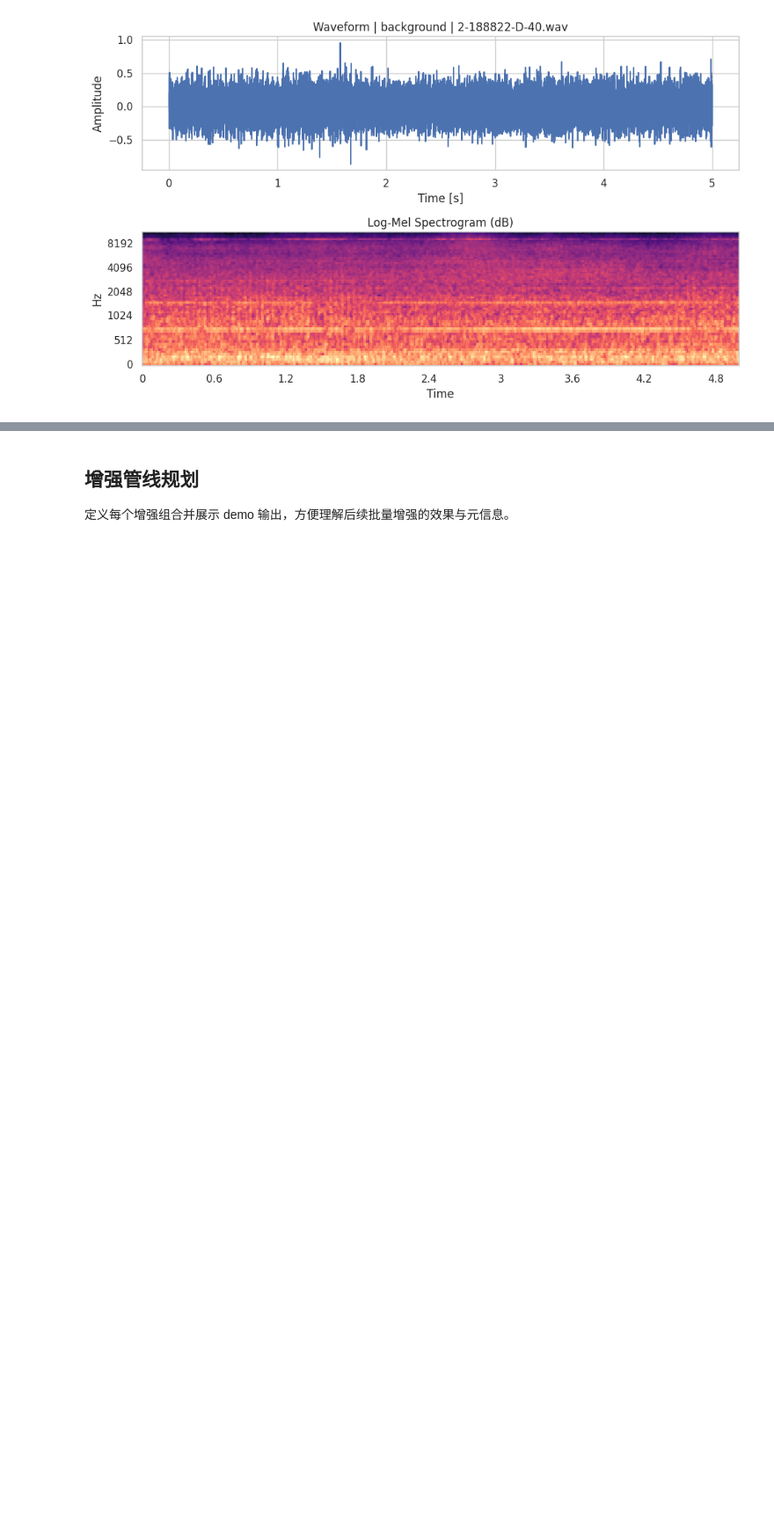
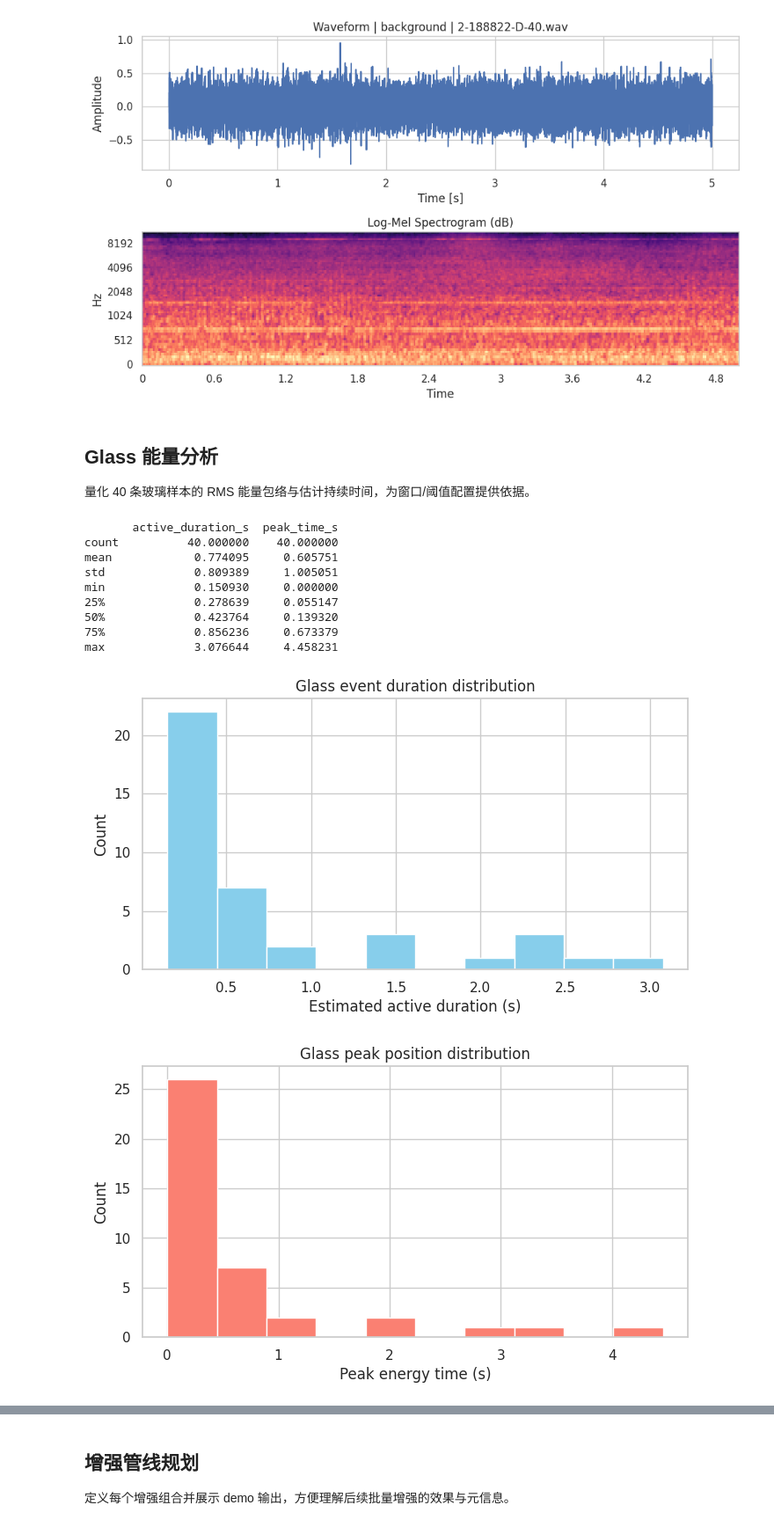
Before and after one commit to DaisioSK/ECS-DOT-Audio, a Jupyter notebook: train.ipynb, the cells around one changed output, grey strips where cells are left out. Shown at 88% size. Cells and saved outputs as stored; diff of their text form; code cells hidden in the pictures; blank space fills up the shorter version.

```diff
--- a/train.ipynb
+++ b/train.ipynb
@@ -104,3 +105,80 @@ sample_row = dataset_df.sample(random_state=SEED).iloc[0]
 plot_wave_and_mel(sample_row)
 # %% [output]
 [figure]
+# %% [markdown]
+## Glass 能量分析
+量化 40 条玻璃样本的 RMS 能量包络与估计持续时间，为窗口/阈值配置提供依据。
+# %%
+GLASS_TARGETS = list(GLASS_LABELS)
+GLASS_ONLY = dataset_df[dataset_df['target_label'].isin(GLASS_TARGETS)].copy()
+
+rms_records = []
+energy_curves = []
+frame_length = 2048
+hop = 256
+threshold_ratio = 0.2
+
+for _, row in GLASS_ONLY.iterrows():
+    y, sr = load_audio(row)
+    rms = librosa.feature.rms(y=y, frame_length=frame_length, hop_length=hop)[0]
+    rms_smooth = gaussian_filter1d(rms, sigma=2)
+    if rms_smooth.max() <= 0:
+        continue
+    energy = rms_smooth / rms_smooth.max()
+    above = energy > threshold_ratio
+    active_frames = above.sum()
+    duration_seconds = active_frames * hop / sr
+    peak_frame = int(np.argmax(energy))
+    peak_time = peak_frame * hop / sr
+    rms_records.append({
+        'filename': row['filename'],
+        'fold': row['fold_id'],
+        'active_duration_s': duration_seconds,
+        'peak_time_s': peak_time,
+        'max_energy': rms_smooth.max(),
+    })
+    energy_curves.append({
+        'filename': row['filename'],
+        'time_axis': np.arange(len(energy)) * hop / sr,
+        'energy': energy,
+    })
+
+glass_stats = pd.DataFrame(rms_records)
+print(glass_stats[['active_duration_s', 'peak_time_s']].describe())
+
+plt.figure(figsize=(8,4))
+plt.hist(glass_stats['active_duration_s'], bins=10, color='skyblue')
+plt.xlabel('Estimated active duration (s)')
+plt.ylabel('Count')
+plt.title('Glass event duration distribution')
+plt.show()
+
+plt.figure(figsize=(8,4))
+plt.hist(glass_stats['peak_time_s'], bins=10, color='salmon')
+plt.xlabel('Peak energy time (s)')
+plt.ylabel('Count')
+plt.title('Glass peak position distribution')
+plt.show()
+
+# Plot a few representative curves
+plt.figure(figsize=(10,6))
+for curve in energy_curves[:5]:
+    plt.plot(curve['time_axis'], curve['energy'], label=curve['filename'])
+plt.axhline(threshold_ratio, color='gray', linestyle='--', label='threshold')
+plt.xlabel('Time (s)')
+plt.ylabel('Normalized energy')
+plt.title('Sample glass energy curves')
+plt.legend(loc='upper right', fontsize=8)
+plt.show()
+# %% [output]
+       active_duration_s  peak_time_s
+count          40.000000    40.000000
+mean            0.774095     0.605751
+std             0.809389     1.005051
+min             0.150930     0.000000
+25%             0.278639     0.055147
+50%             0.423764     0.139320
+75%             0.856236     0.673379
+max             3.076644     4.458231
+[figure, added]
+[figure, added]
```
Also changed, not shown: parts of 8 cells of this notebook, 5 other files.
